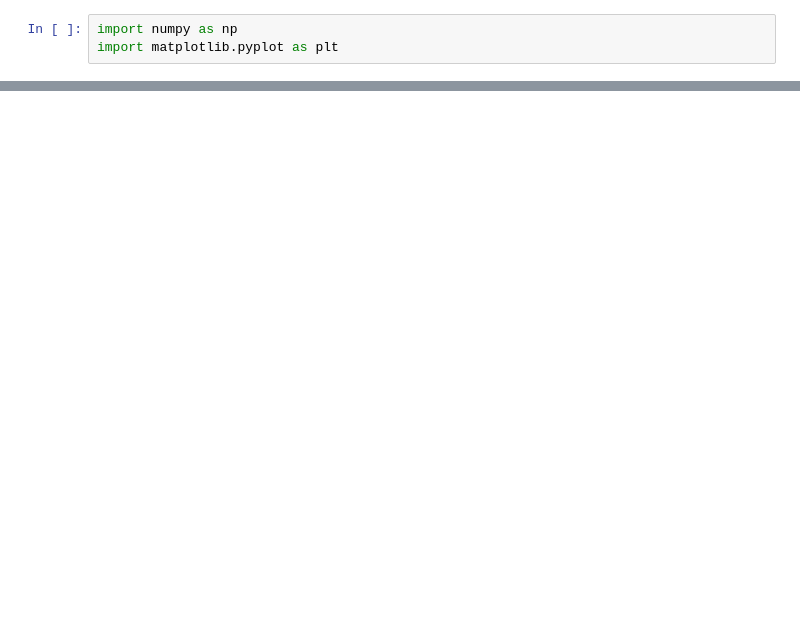
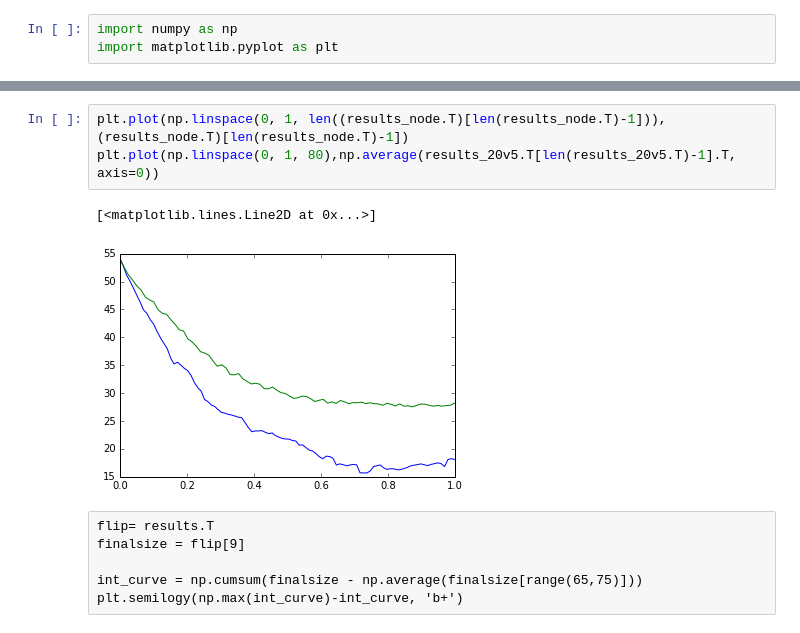
Before and after one commit to kmyim/BT_MP, a Jupyter notebook: coordination_game/simulations/analysis.ipynb, the cells around one changed output, grey strips where cells are left out. Saved outputs shown, nothing was run; the diff lists cells and outputs as text; blank space fills up the shorter version.

```diff
--- a/coordination_game/simulations/analysis.ipynb
+++ b/coordination_game/simulations/analysis.ipynb
@@ -20,0 +13,12 @@ plt.semilogy(np.max(int_curve)-int_curve, 'b+')
+# %%
+plt.plot(np.linspace(0, 1, len((results_node.T)[len(results_node.T)-1])),(results_node.T)[len(results_node.T)-1])
+plt.plot(np.linspace(0, 1, 80),np.average(results_20v5.T[len(results_20v5.T)-1].T, axis=0))
+# %% [output]
+[<matplotlib.lines.Line2D at 0x...>]
+[figure, added]
+# %% [raw]
+flip= results.T
+finalsize = flip[9]
+
+int_curve = np.cumsum(finalsize - np.average(finalsize[range(65,75)]))
+plt.semilogy(np.max(int_curve)-int_curve, 'b+')
```
Also changed, not shown: parts of 5 cells of this notebook, 6 other files.
